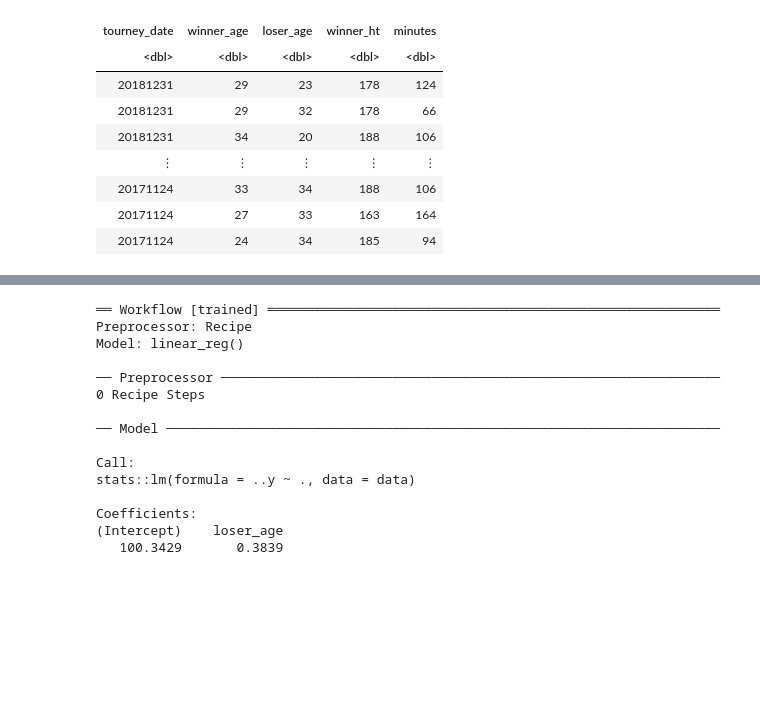
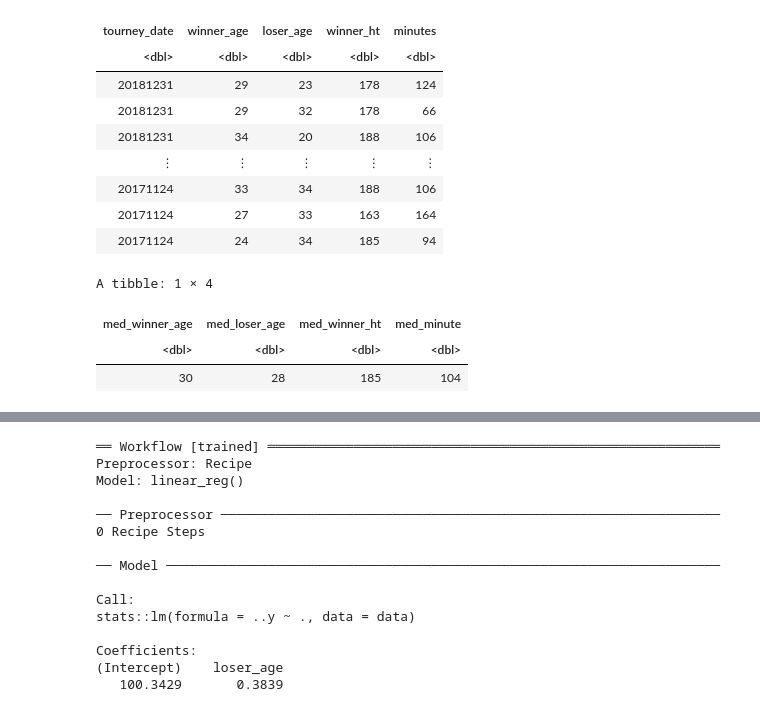
Before and after one commit to keelbeier/dsci100-group69, a Jupyter notebook: group_project_report.ipynb, the cells around one changed output, grey strips where cells are left out. Saved outputs shown, nothing was run; the diff lists cells and outputs as text; code cells hidden in the pictures; blank space fills up the shorter version.

```diff
--- a/group_project_report.ipynb
+++ b/group_project_report.ipynb
@@ -62,6 +62,18 @@ A tibble: 4670 × 5
 | 20171124 | 33 | 34 | 188 | 106 |
 | 20171124 | 27 | 33 | 163 | 164 |
 | 20171124 | 24 | 34 | 185 | 94 |
+# %%
+tennis_parameter <- tennis_data |>
+    summarize(med_winner_age = median(winner_age),
+              med_loser_age = median(loser_age),
+              med_winner_ht = median(winner_ht),
+              med_minute = median(minutes, na.rm = TRUE))
+tennis_parameter
+# %% [output]
+A tibble: 1 × 4
+| med_winner_age | med_loser_age | med_winner_ht | med_minute |
+| <dbl> | <dbl> | <dbl> | <dbl> |
+| 30 | 28 | 185 | 104 |
 # %%
 options(repr.plot.width=15, repr.plot.height=8)
 winner_age_plot <- tennis_data |>
```
Also changed, not shown: parts of 7 cells of this notebook.
